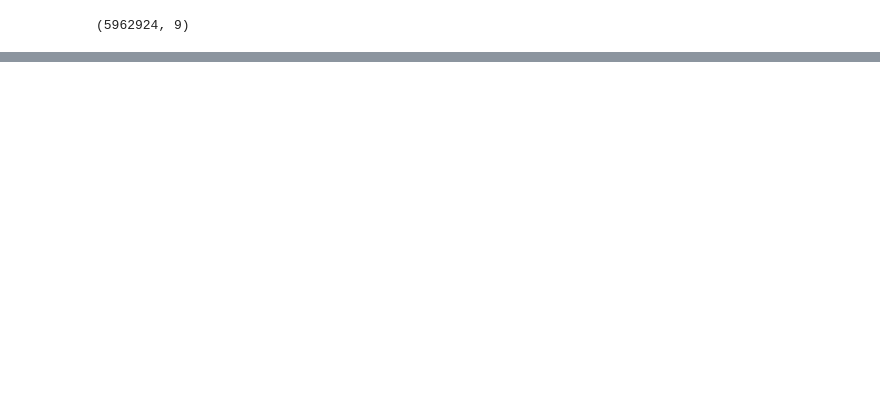
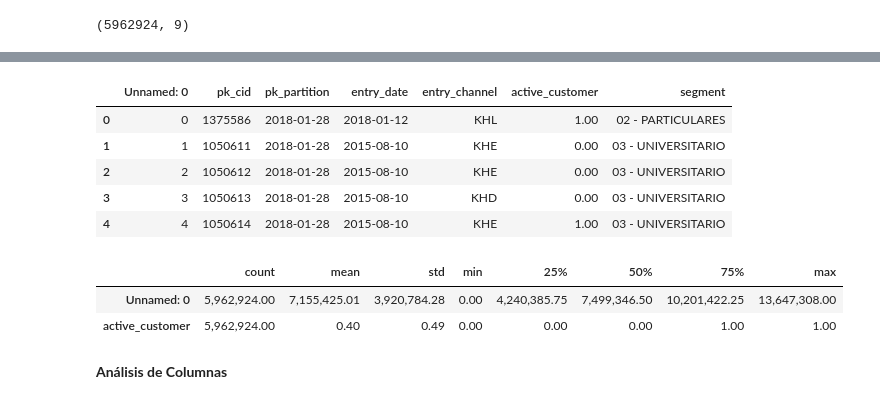
Before and after one commit to EdgarData/EasyMoney, a Jupyter notebook: Tarea_1_Análisis.ipynb, the cells around one changed output, grey strips where cells are left out. Cells and saved outputs as stored; diff of their text form; code cells hidden in the pictures; blank space fills up the shorter version.

```diff
--- a/Tarea_1_Análisis.ipynb
+++ b/Tarea_1_Análisis.ipynb
@@ -350,0 +470,6 @@ dtype: float64
+# %%
+commercial = pd.read_csv(ruta+'commercial_activity_df.csv')
+# %%
+commercial['pk_cid'] = commercial.pk_cid.apply(str)
+commercial['pk_partition'] = pd.to_datetime(commercial["pk_partition"])
+commercial['entry_date'] = pd.to_datetime(commercial["entry_date"])
@@ -350,0 +495,17 @@ dtype: float64
+# %%
+commercial.head()
+# %% [output]
+|  | Unnamed: 0 | pk_cid | pk_partition | entry_date | entry_channel | active_customer | segment |
+| 0 | 0 | 1375586 | 2018-01-28 | 2018-01-12 | KHL | 1.00 | 02 - PARTICULARES |
+| 1 | 1 | 1050611 | 2018-01-28 | 2015-08-10 | KHE | 0.00 | 03 - UNIVERSITARIO |
+| 2 | 2 | 1050612 | 2018-01-28 | 2015-08-10 | KHE | 0.00 | 03 - UNIVERSITARIO |
+| 3 | 3 | 1050613 | 2018-01-28 | 2015-08-10 | KHD | 0.00 | 03 - UNIVERSITARIO |
+| 4 | 4 | 1050614 | 2018-01-28 | 2015-08-10 | KHE | 1.00 | 03 - UNIVERSITARIO |
+# %%
+commercial.describe().T
+# %% [output]
+|  | count | mean | std | min | 25% | 50% | 75% | max |
+| Unnamed: 0 | 5,962,924.00 | 7,155,425.01 | 3,920,784.28 | 0.00 | 4,240,385.75 | 7,499,346.50 | 10,201,422.25 | 13,647,308.00 |
+| active_customer | 5,962,924.00 | 0.40 | 0.49 | 0.00 | 0.00 | 0.00 | 1.00 | 1.00 |
+# %% [markdown]
+**Análisis de Columnas**
```
Also changed, not shown: parts of 42 cells of this notebook.
